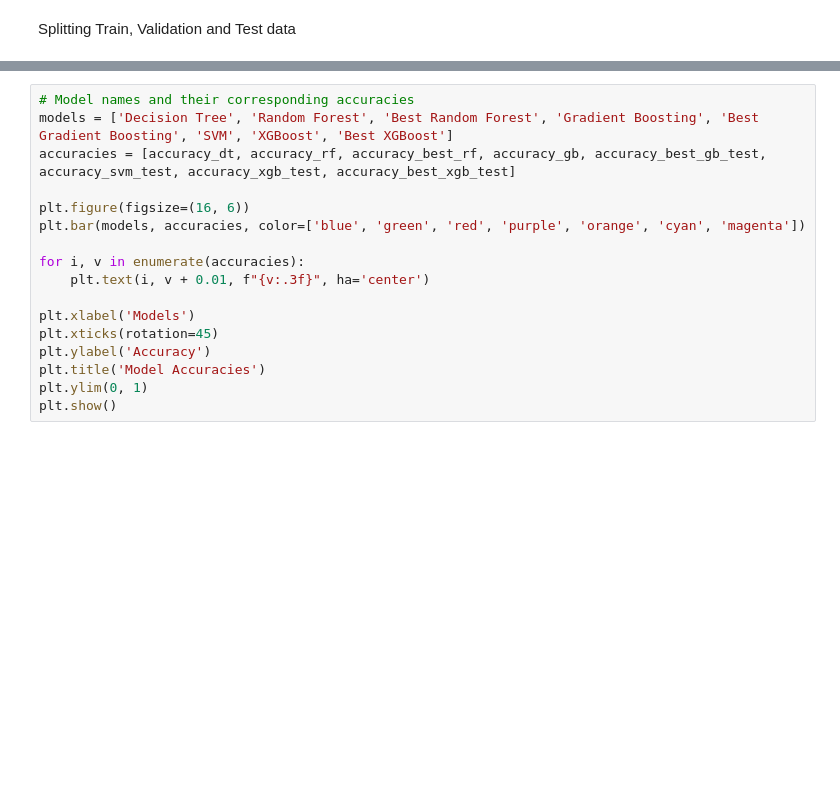
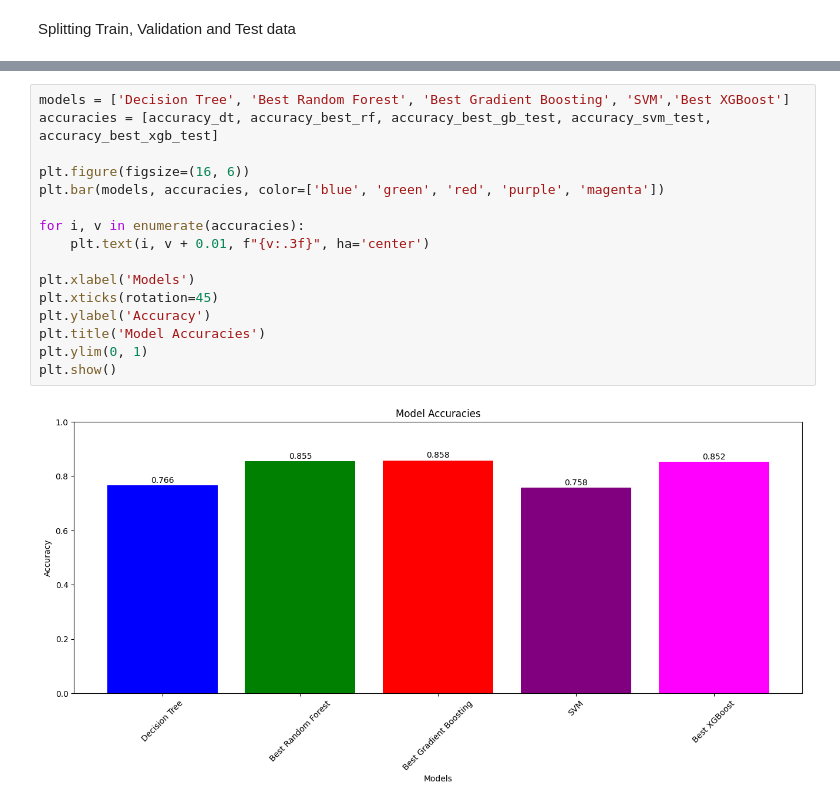
Before and after one commit to Rhy-Shah/BankCustomerSegmentation, a Jupyter notebook: code.ipynb, the cells around one changed output, grey strips where cells are left out. Saved outputs shown, nothing was run; the diff lists cells and outputs as text; blank space fills up the shorter version.

```diff
--- a/code.ipynb
+++ b/code.ipynb
@@ -471,18 +894,19 @@ print(f"Test Accuracy: {round(accuracy_best_xgb_test,2)}")
 # %%
-# Model names and their corresponding accuracies
-models = ['Decision Tree', 'Random Forest', 'Best Random Forest', 'Gradient Boosting', 'Best Gradient Boosting', 'SVM', 'XGBoost', 'Best XGBoost']
-accuracies = [accuracy_dt, accuracy_rf, accuracy_best_rf, accuracy_gb, accuracy_best_gb_test, accuracy_svm_test, accuracy_xgb_test, accuracy_best_xgb_test]
+models = ['Decision Tree', 'Best Random Forest', 'Best Gradient Boosting', 'SVM','Best XGBoost']
+accuracies = [accuracy_dt, accuracy_best_rf, accuracy_best_gb_test, accuracy_svm_test, accuracy_best_xgb_test]
 
 plt.figure(figsize=(16, 6))
-plt.bar(models, accuracies, color=['blue', 'green', 'red', 'purple', 'orange', 'cyan', 'magenta'])
+plt.bar(models, accuracies, color=['blue', 'green', 'red', 'purple', 'magenta'])
 
 for i, v in enumerate(accuracies):
     plt.text(i, v + 0.01, f"{v:.3f}", ha='center')
 
 plt.xlabel('Models')
 plt.xticks(rotation=45)
 plt.ylabel('Accuracy')
 plt.title('Model Accuracies')
 plt.ylim(0, 1)
 plt.show()
+# %% [output]
+[figure, added]
 # %%
```
Also changed, not shown: parts of 34 cells of this notebook.
